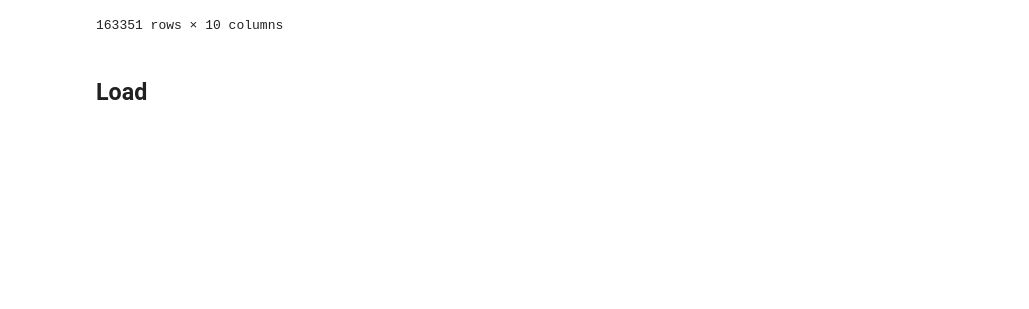
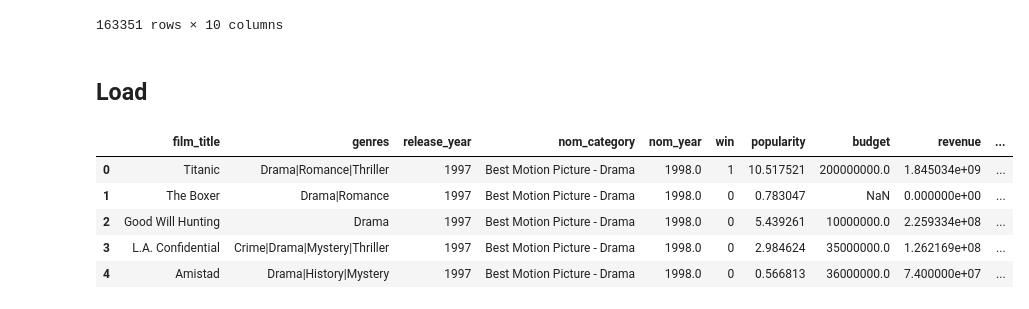
Before and after one commit to dagneycooke/etl_project, a Jupyter notebook: ETL_Project_GG.ipynb, the cells around one changed output. Cells and saved outputs as stored; diff of their text form; code cells hidden in the pictures; blank space fills up the shorter version.

```diff
--- a/ETL_Project_GG.ipynb
+++ b/ETL_Project_GG.ipynb
@@ -330,0 +332,11 @@ gg_movie_final
+# %%
+# Check the data from the export to sql
+df = pd.read_sql_query('SELECT * FROM movies_awards LIMIT 5',disk_engine)
+df.head()
+# %% [output]
+|  | film_title | genres | release_year | nom_category | nom_year | win | popularity | budget | revenue | ... |
+| 0 | Titanic | Drama|Romance|Thriller | 1997 | Best Motion Picture - Drama | 1998.0 | 1 | 10.517521 | 200000000.0 | 1.845034e+09 | ... |
+| 1 | The Boxer | Drama|Romance | 1997 | Best Motion Picture - Drama | 1998.0 | 0 | 0.783047 | NaN | 0.000000e+00 | ... |
+| 2 | Good Will Hunting | Drama | 1997 | Best Motion Picture - Drama | 1998.0 | 0 | 5.439261 | 10000000.0 | 2.259334e+08 | ... |
+| 3 | L.A. Confidential | Crime|Drama|Mystery|Thriller | 1997 | Best Motion Picture - Drama | 1998.0 | 0 | 2.984624 | 35000000.0 | 1.262169e+08 | ... |
+| 4 | Amistad | Drama|History|Mystery | 1997 | Best Motion Picture - Drama | 1998.0 | 0 | 0.566813 | 36000000.0 | 7.400000e+07 | ... |
```
Also changed, not shown: parts of 7 cells of this notebook, 1 other file.
